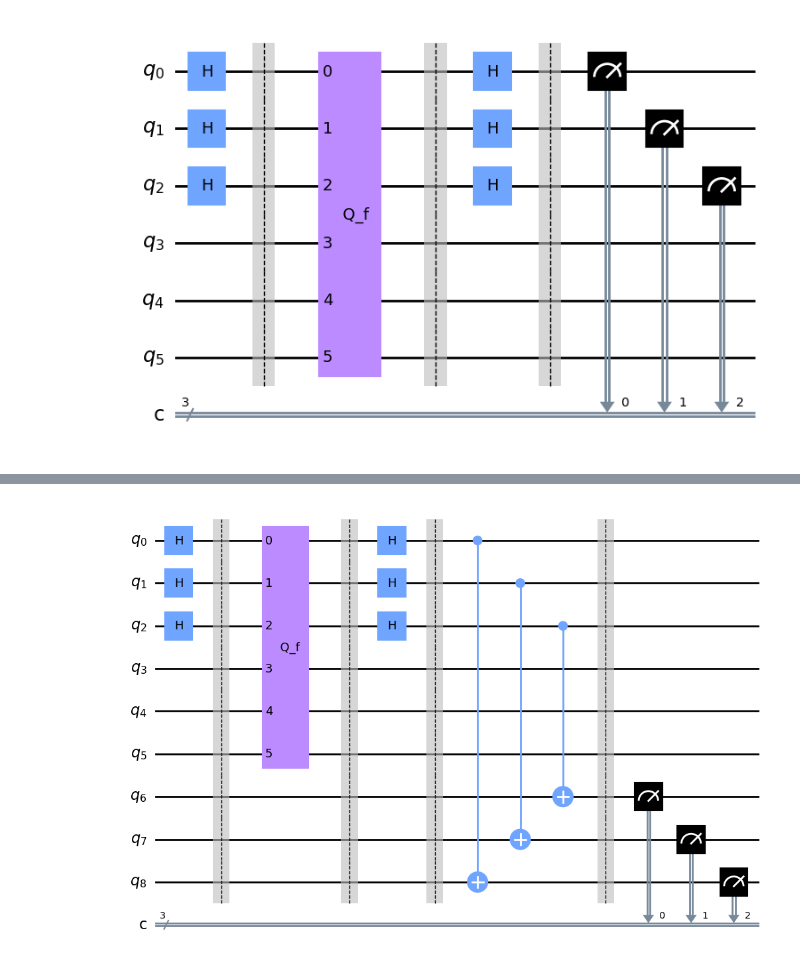
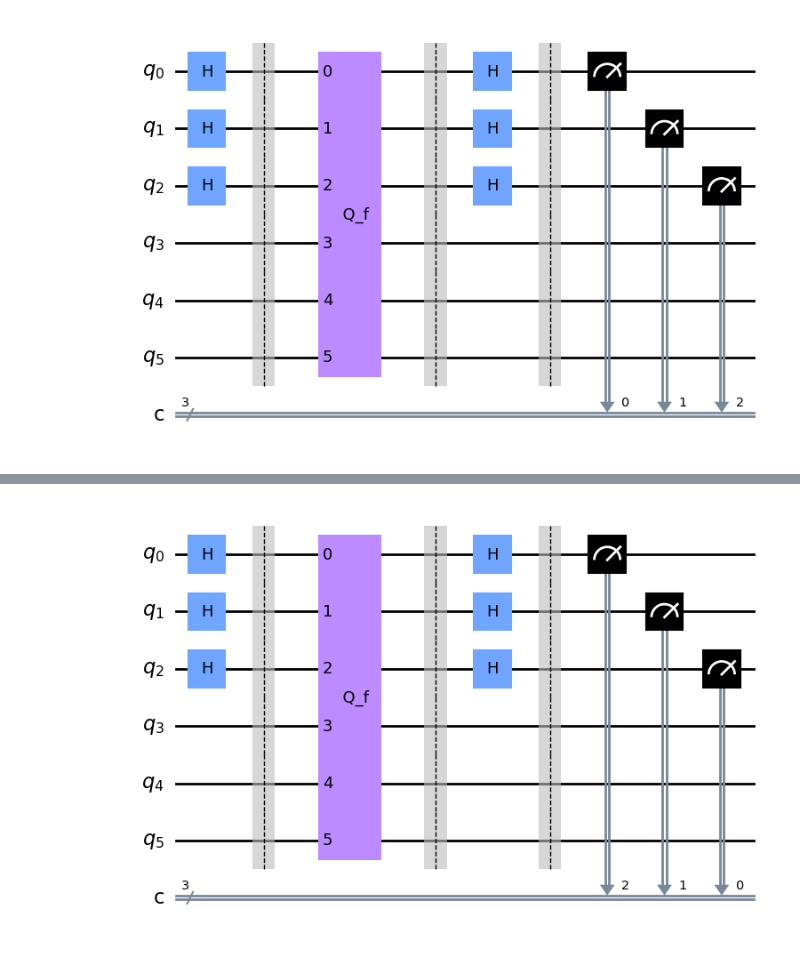
Before and after one commit to rodelanu/TFG, a Jupyter notebook: 3_Simon_Rules.ipynb, the cells around one changed output, grey strips where cells are left out. Cells and saved outputs as stored; diff of their text form; code cells hidden in the pictures.

```diff
--- a/3_Simon_Rules.ipynb
+++ b/3_Simon_Rules.ipynb
@@ -174,35 +174,32 @@ plot_histogram(counts)
 # %%
 # Función para obtener los resultados inversos de los observados mediante el Algoritmo de Simon
 def inverted_simon_algorithm(b):
     n = len(b)
-    simon_circuit = QuantumCircuit(3*n,n)
+    simon_circuit = QuantumCircuit(2*n,n)
 
     # HADAMARD GATES
     simon_circuit.h(range(n))
     simon_circuit.barrier()
 
     # SIMON ORACLE
     simon_circuit.append(simon_oracle(b).to_gate(label = '  Q_f  '),list(range(2*n)))
     # simon_circuit.compose(simon_oracle(b),inplace=True)
     simon_circuit.barrier()
 
     # HADAMARD GATES
     simon_circuit.h(range(n))
     simon_circuit.barrier()
 
-    # INVERSION
-    for i in range(n):
-        simon_circuit.cx(i, 3*n - i - 1)
-    simon_circuit.barrier()
-
     # MEASUREMENTS
-    simon_circuit.measure(range(2*n,3*n), range(n))
+    simon_circuit.measure(range(n), range(n-1,-1,-1))
 
     return simon_circuit
 
+simon_algorithm_inverted('001').draw(output = 'mpl')
+
 inverted_simon_algorithm('001').draw(output = 'mpl')
 # %% [output]
-[figure, old version]
+[figure, new version]
 # %%
 # INPUT
 b = '0001'
```
Also changed, not shown: parts of 4 cells of this notebook.
